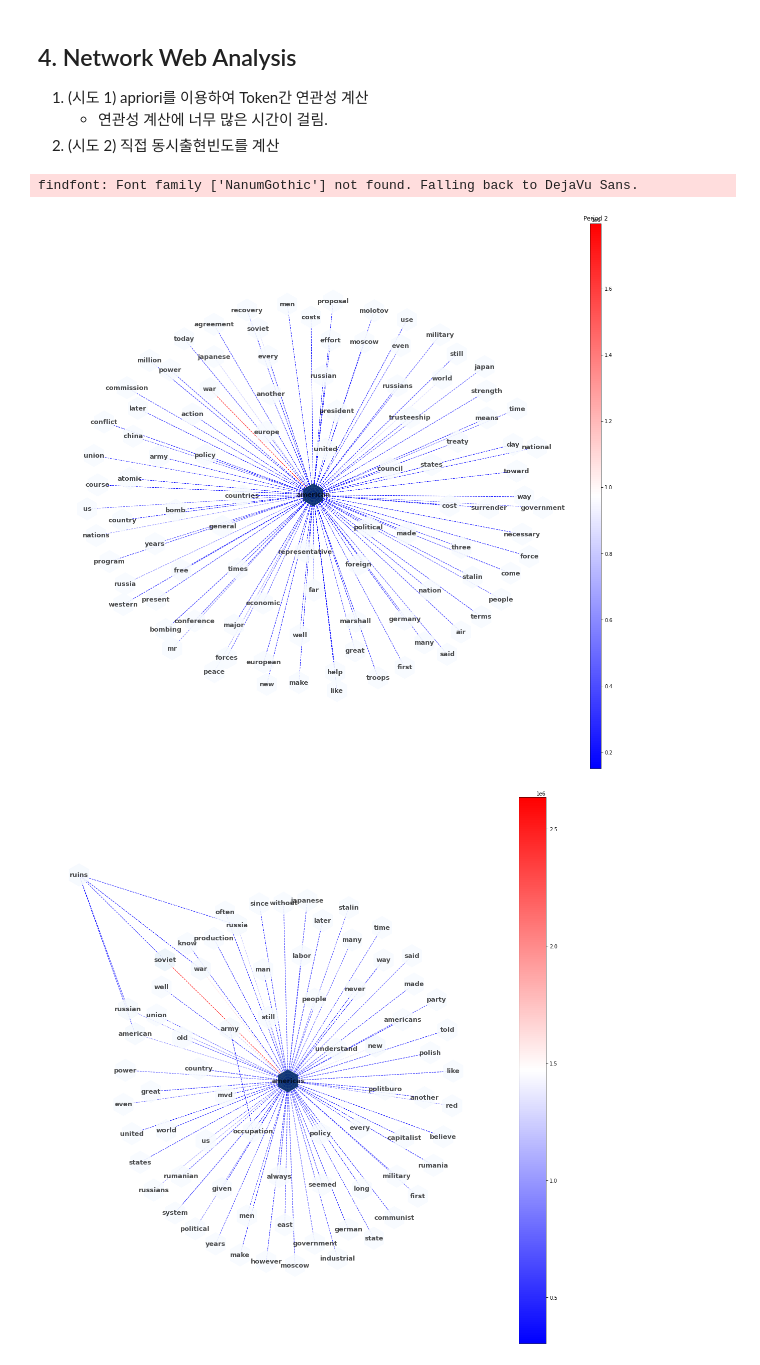
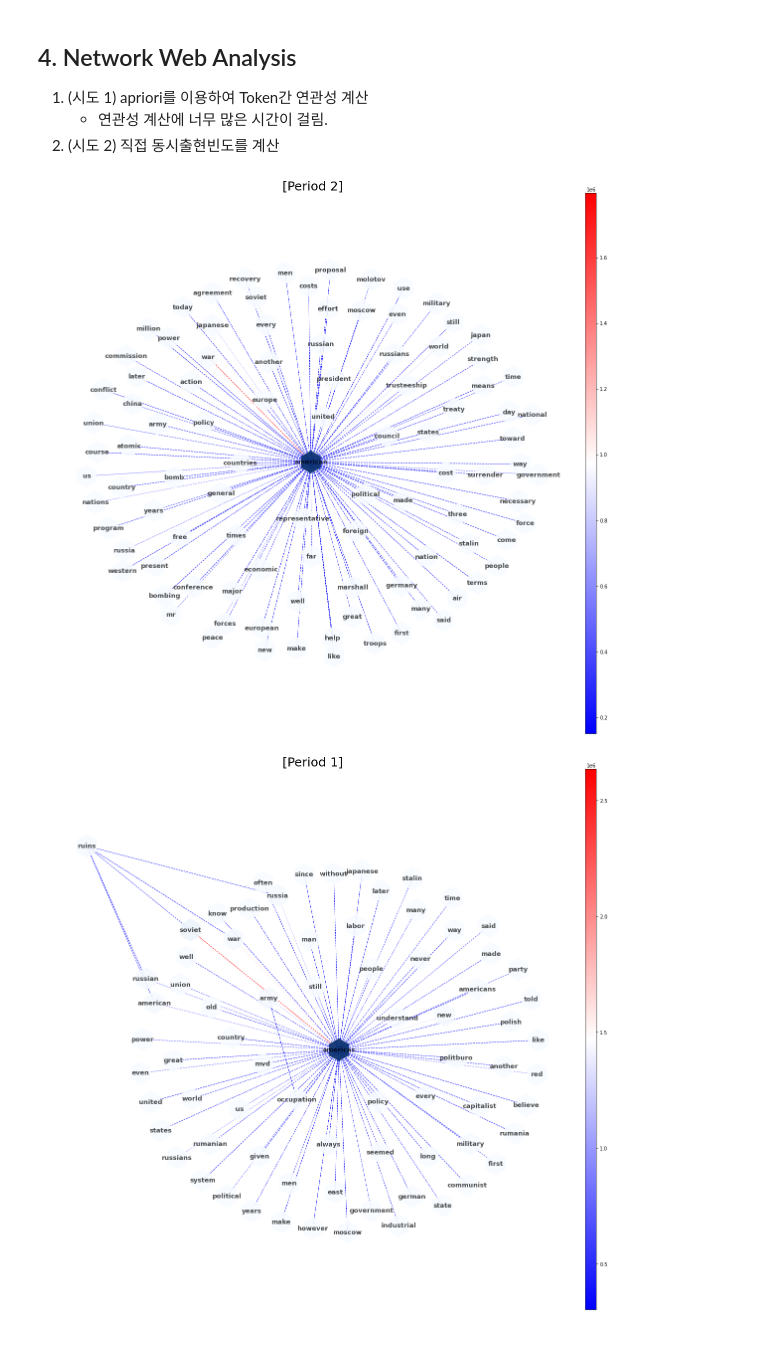
Before and after one commit to MartinusChoi/Text-Mining-Project, a Jupyter notebook: Network-Web-Analysis-ST.ipynb, the cells around one changed output. Drawn from its saved outputs; the diff is of its cells as text; code cells hidden in the pictures.

```diff
--- a/Network-Web-Analysis-ST.ipynb
+++ b/Network-Web-Analysis-ST.ipynb
@@ -126,6 +126,7 @@ class vocaDict:
 
 
 def plotNetwork(data, freq_thres, node_size, title='Network Web Analysis', root='./'):
+
     G_centrality = nx.Graph()
 
     for idx in np.where(df['freq'] >= freq_thres)[0]:
@@ -159,11 +160,11 @@ def plotNetwork(data, freq_thres, node_size, title='Network Web Analysis', root=
     ec = nx.draw_networkx_edges(G, pos, edge_color=[edge[2]['weight'] for edge in G.edges(data=True)], \
         edge_cmap=plt.cm.bwr, style='dashed', width=1)
 
+    plt.title(title, fontsize=25)
     plt.axis('off')
     divider = make_axes_locatable(ax)
     cax = divider.append_axes("right", size="2%", pad=0.05)
     plt.colorbar(ec, cax=cax)
-    plt.title(title)
     plt.savefig(root+'network-web-analysis.png')
     plt.show()
 # %%
@@ -177,10 +178,9 @@ voca.to_csv(root=RESULT_2)
 # %%
 df = pd.read_csv(RESULT_2+'word-pair-freq.csv')
 # %%
-plotNetwork(df, 150000, node_size=2000, title='Period 2', root=RESULT_2)
+plotNetwork(df, freq_thres=150000, node_size=2000, title='[Period 2]', root=RESULT_2)
 # %% [output]
-findfont: Font family ['NanumGothic'] not found. Falling back to DejaVu Sans.
-[figure, old version]
+[figure, new version]
 # %%
 # 최초 1회의 한하여 실행
 voca = vocaDict()
@@ -191,9 +191,9 @@ voca.to_csv(root=RESULT_1)
 # %%
 df = pd.read_csv(RESULT_1+'word-pair-freq.csv')
 # %%
-plotNetwork(df, freq_thres=300000, node_size=2000, root=RESULT_1)
+plotNetwork(df, freq_thres=300000, node_size=2000, title='[Period 1]', root=RESULT_1)
 # %% [output]
-[figure, old version]
+[figure, new version]
 # %%
 # 최초 1회의 한하여 실행
 voca = vocaDict()
```
Also changed, not shown: parts of 1 cell of this notebook, 9 other files.
